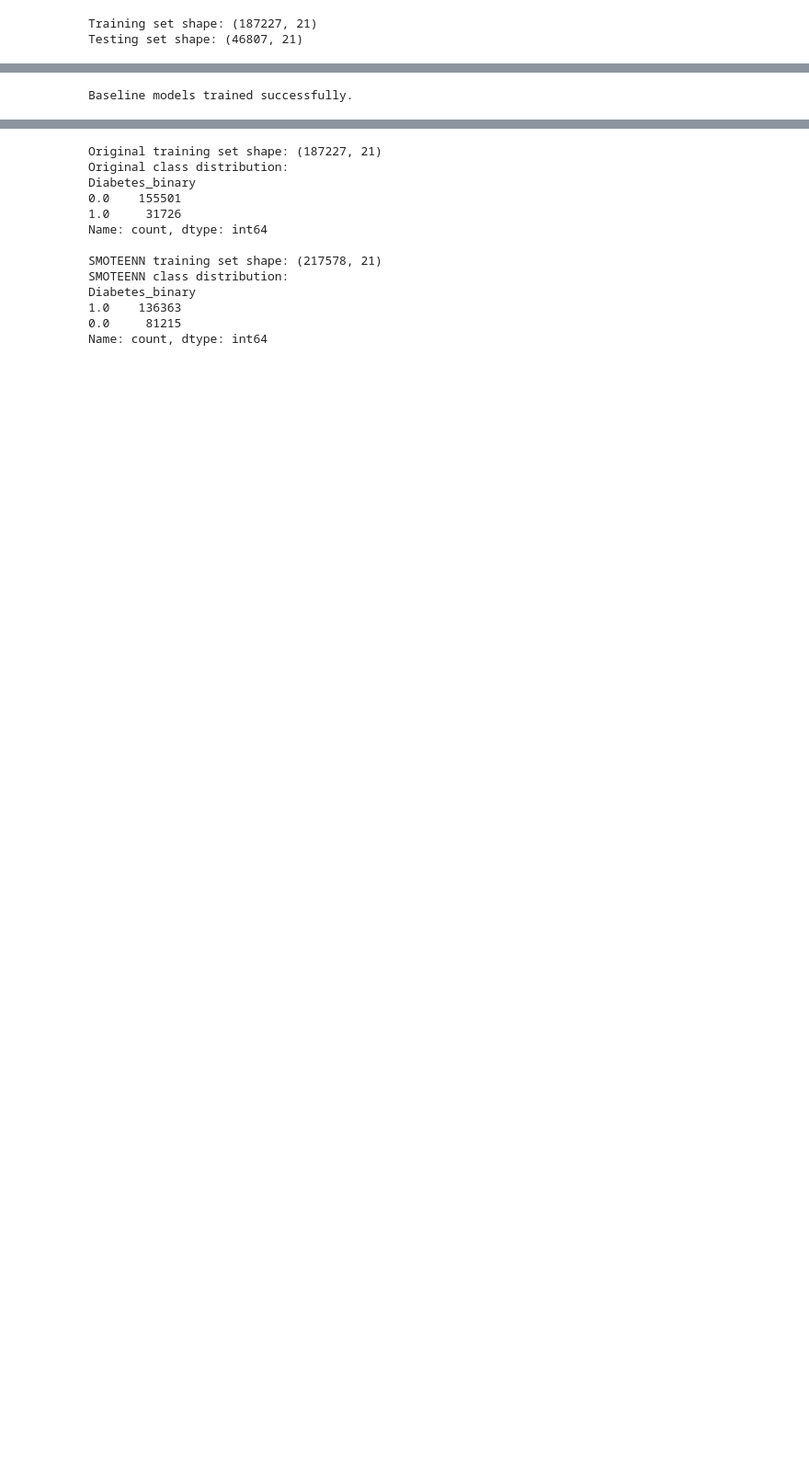
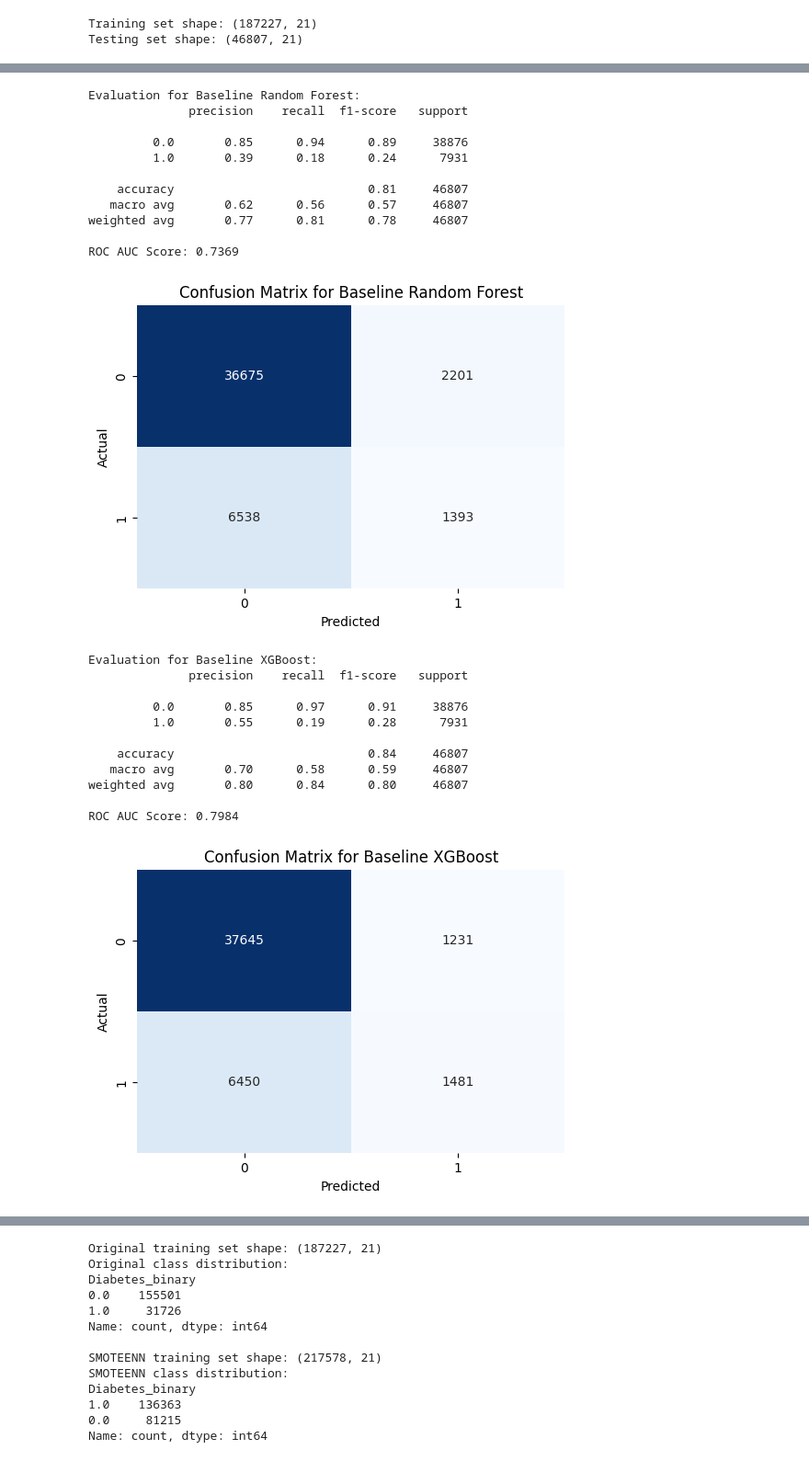
Before and after one commit to ausathdzil/diabetes-prediction, a Jupyter notebook: notebooks/diabetes_prediction.ipynb, the cells around one changed output, grey strips where cells are left out. Shown at 92% size. Cells and saved outputs as stored; diff of their text form; code cells hidden in the pictures; blank space fills up the shorter version.

```diff
--- a/notebooks/diabetes_prediction.ipynb
+++ b/notebooks/diabetes_prediction.ipynb
@@ -151,15 +231,39 @@ def evaluate_model(model, X_test, y_test):
 # %%
 # Baseline models
 
 from sklearn.ensemble import RandomForestClassifier
 from xgboost import XGBClassifier
 
 rf_baseline = RandomForestClassifier(random_state=42, n_jobs=-1)
 rf_baseline.fit(X_train, y_train)
 
 xgb_baseline = XGBClassifier(random_state=42, n_jobs=-1)
 xgb_baseline.fit(X_train, y_train)
 
-print("Baseline models trained successfully.")
+evaluate_model(rf_baseline, X_test, y_test, "Baseline Random Forest")
+evaluate_model(xgb_baseline, X_test, y_test, "Baseline XGBoost")
 # %% [output]
-Baseline models trained successfully.
+Evaluation for Baseline Random Forest:
+              precision    recall  f1-score   support
+
+         0.0       0.85      0.94      0.89     38876
+         1.0       0.39      0.18      0.24      7931
+
+    accuracy                           0.81     46807
+   macro avg       0.62      0.56      0.57     46807
+weighted avg       0.77      0.81      0.78     46807
+
+ROC AUC Score: 0.7369
+[figure, added]
+Evaluation for Baseline XGBoost:
+              precision    recall  f1-score   support
+
+         0.0       0.85      0.97      0.91     38876
+         1.0       0.55      0.19      0.28      7931
+
+    accuracy                           0.84     46807
+   macro avg       0.70      0.58      0.59     46807
+weighted avg       0.80      0.84      0.80     46807
+
+ROC AUC Score: 0.7984
+[figure, added]
```
Also changed, not shown: parts of 39 cells of this notebook.
